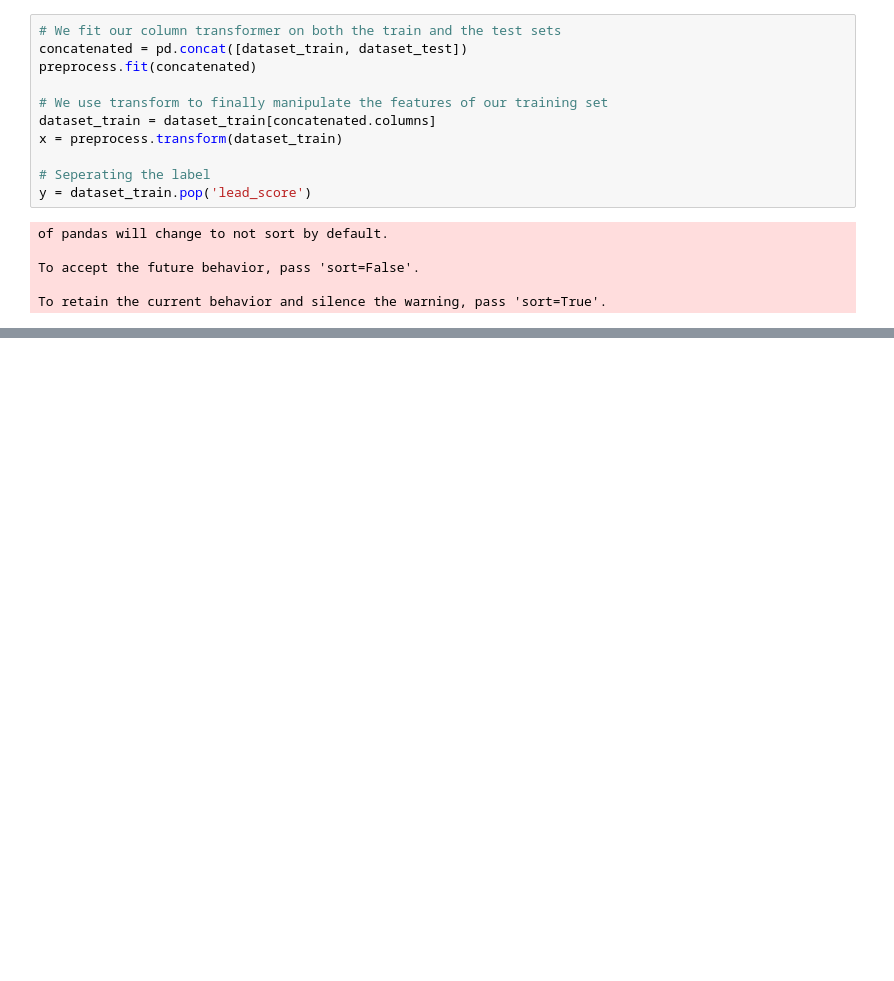
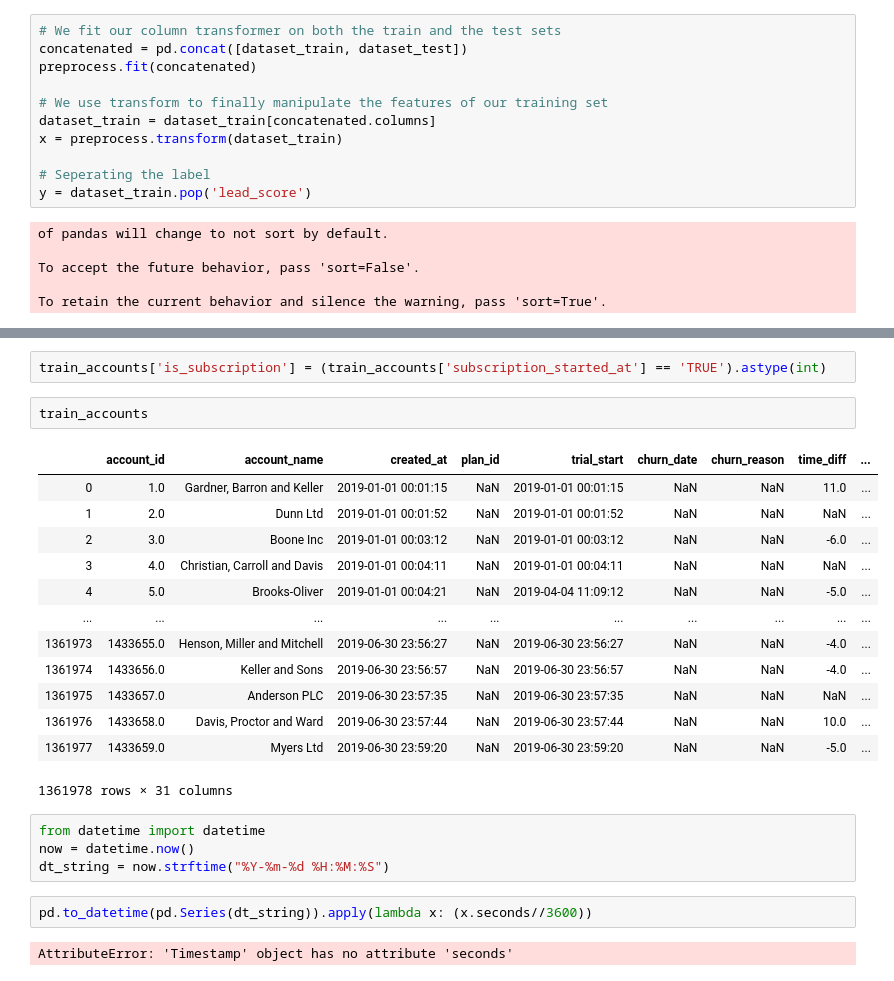
Before and after one commit to yuvalgrossman/datahack_yyr, a Jupyter notebook: Yama's Notebook.ipynb, the cells around one changed output, grey strips where cells are left out. Drawn from its saved outputs; the diff is of its cells as text; blank space fills up the shorter version.

```diff
--- a/Yama's Notebook.ipynb
+++ b/Yama's Notebook.ipynb
@@ -77,0 +173,26 @@ To retain the current behavior and silence the warning, pass 'sort=True'.
+# %%
+train_accounts['is_subscription'] = (train_accounts['subscription_started_at'] == 'TRUE').astype(int)
+# %%
+train_accounts
+# %% [output]
+|  | account_id | account_name | created_at | plan_id | trial_start | churn_date | churn_reason | time_diff | ... |
+| 0 | 1.0 | Gardner, Barron and Keller | 2019-01-01 00:01:15 | NaN | 2019-01-01 00:01:15 | NaN | NaN | 11.0 | ... |
+| 1 | 2.0 | Dunn Ltd | 2019-01-01 00:01:52 | NaN | 2019-01-01 00:01:52 | NaN | NaN | NaN | ... |
+| 2 | 3.0 | Boone Inc | 2019-01-01 00:03:12 | NaN | 2019-01-01 00:03:12 | NaN | NaN | -6.0 | ... |
+| 3 | 4.0 | Christian, Carroll and Davis | 2019-01-01 00:04:11 | NaN | 2019-01-01 00:04:11 | NaN | NaN | NaN | ... |
+| 4 | 5.0 | Brooks-Oliver | 2019-01-01 00:04:21 | NaN | 2019-04-04 11:09:12 | NaN | NaN | -5.0 | ... |
+| ... | ... | ... | ... | ... | ... | ... | ... | ... | ... |
+| 1361973 | 1433655.0 | Henson, Miller and Mitchell | 2019-06-30 23:56:27 | NaN | 2019-06-30 23:56:27 | NaN | NaN | -4.0 | ... |
+| 1361974 | 1433656.0 | Keller and Sons | 2019-06-30 23:56:57 | NaN | 2019-06-30 23:56:57 | NaN | NaN | -4.0 | ... |
+| 1361975 | 1433657.0 | Anderson PLC | 2019-06-30 23:57:35 | NaN | 2019-06-30 23:57:35 | NaN | NaN | NaN | ... |
+| 1361976 | 1433658.0 | Davis, Proctor and Ward | 2019-06-30 23:57:44 | NaN | 2019-06-30 23:57:44 | NaN | NaN | 10.0 | ... |
+| 1361977 | 1433659.0 | Myers Ltd | 2019-06-30 23:59:20 | NaN | 2019-06-30 23:59:20 | NaN | NaN | -5.0 | ... |
+1361978 rows × 31 columns
+# %%
+from datetime import datetime
+now = datetime.now()
+dt_string = now.strftime("%Y-%m-%d %H:%M:%S")
+# %%
+pd.to_datetime(pd.Series(dt_string)).apply(lambda x: (x.seconds//3600))
+# %% [output]
+AttributeError: 'Timestamp' object has no attribute 'seconds'
```
Also changed, not shown: parts of 13 cells of this notebook, 1 other file.
